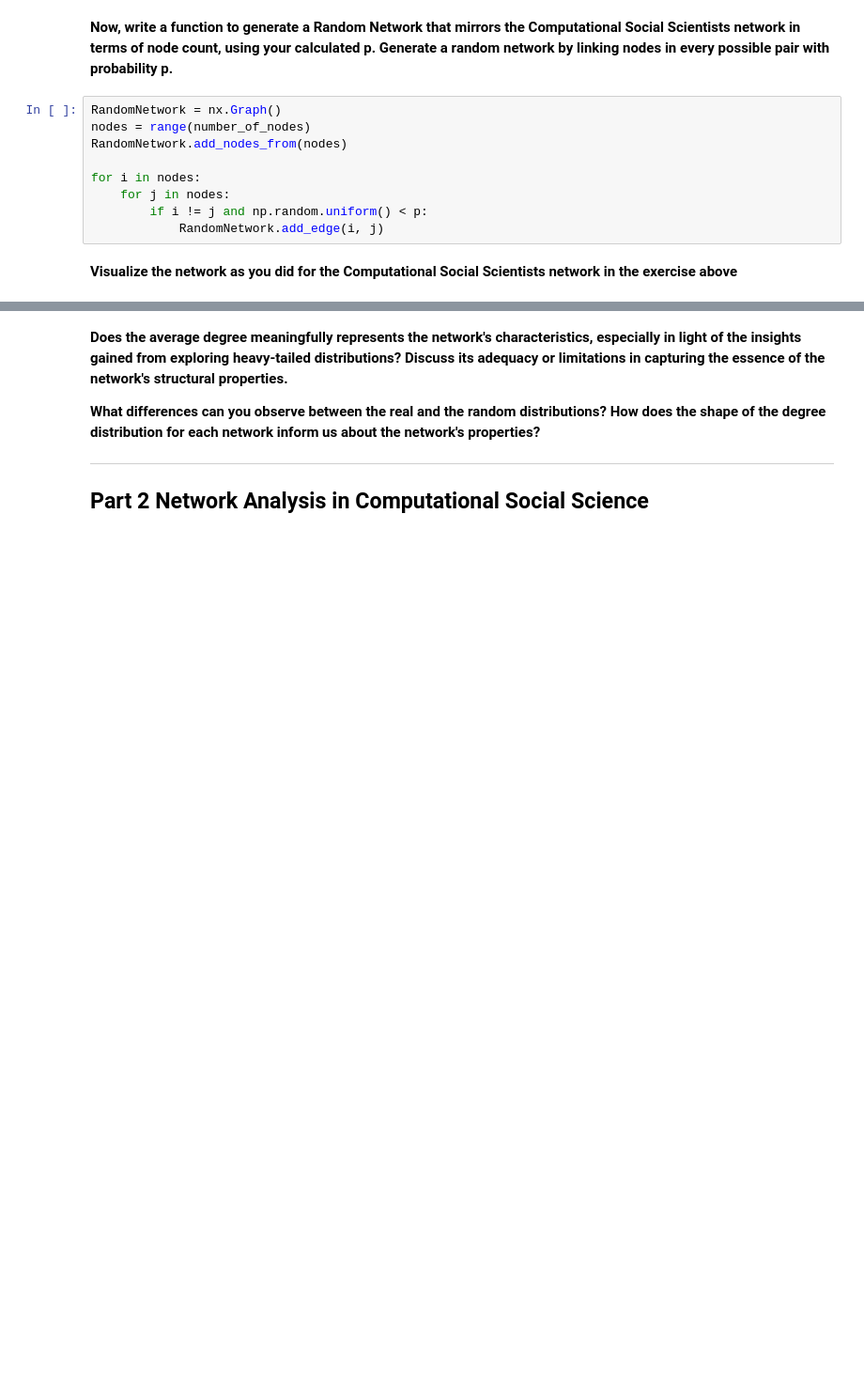
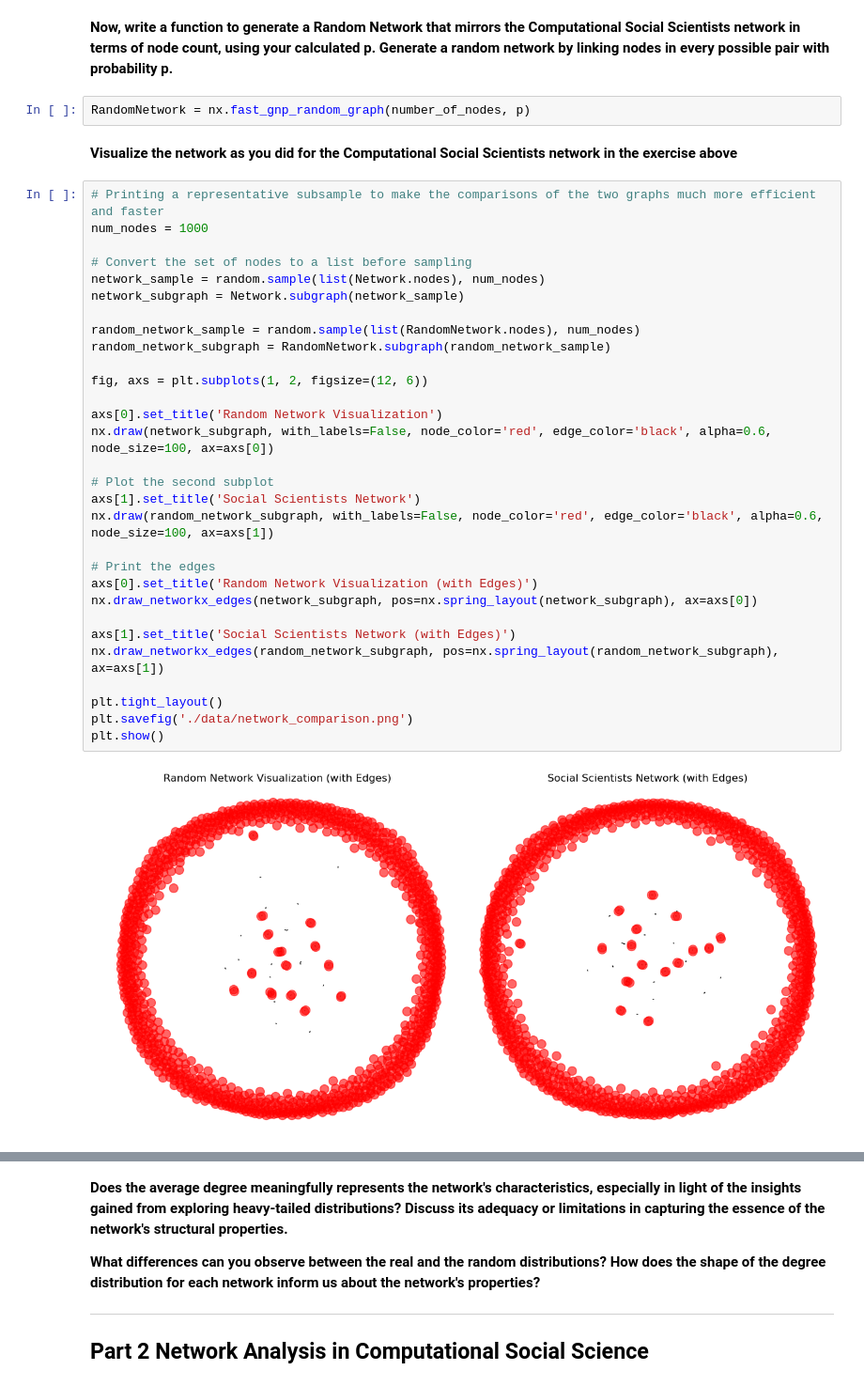
Before and after one commit to llull179/Assigments_comsocsci2024, a Jupyter notebook: Assignment2/Assignment2.ipynb, the cells around one changed output, grey strips where cells are left out. Shown: that part at 94% size. Drawn from its saved outputs; the diff is of its cells as text; blank space fills up the shorter version.

```diff
--- a/Assignment2/Assignment2.ipynb
+++ b/Assignment2/Assignment2.ipynb
@@ -82,14 +116,39 @@ The average degree is: 30.866666666666667
 # %% [markdown]
 **Now, write a function to generate a Random Network that mirrors the Computational Social Scientists network in terms of node count, using your calculated p. Generate a random network by linking nodes in every possible pair with probability p.**
-# %%
-RandomNetwork = nx.Graph()
-nodes = range(number_of_nodes)
-RandomNetwork.add_nodes_from(nodes)
-
-for i in nodes:
-    for j in nodes:
-        if i != j and np.random.uniform() < p:
-            RandomNetwork.add_edge(i, j)
+# %%
+RandomNetwork = nx.fast_gnp_random_graph(number_of_nodes, p)
 # %% [markdown]
 **Visualize the network as you did for the Computational Social Scientists network in the exercise above**
+# %%
+# Printing a representative subsample to make the comparisons of the two graphs much more efficient and faster
+num_nodes = 1000
+
+# Convert the set of nodes to a list before sampling
+network_sample = random.sample(list(Network.nodes), num_nodes)
+network_subgraph = Network.subgraph(network_sample)
+
+random_network_sample = random.sample(list(RandomNetwork.nodes), num_nodes)
+random_network_subgraph = RandomNetwork.subgraph(random_network_sample)
+
+fig, axs = plt.subplots(1, 2, figsize=(12, 6))
+
+axs[0].set_title('Random Network Visualization')
+nx.draw(network_subgraph, with_labels=False, node_color='red', edge_color='black', alpha=0.6, node_size=100, ax=axs[0])
+
+# Plot the second subplot
+axs[1].set_title('Social Scientists Network')
+nx.draw(random_network_subgraph, with_labels=False, node_color='red', edge_color='black', alpha=0.6, node_size=100, ax=axs[1])
+
+# Print the edges
+axs[0].set_title('Random Network Visualization (with Edges)')
+nx.draw_networkx_edges(network_subgraph, pos=nx.spring_layout(network_subgraph), ax=axs[0])
+
+axs[1].set_title('Social Scientists Network (with Edges)')
+nx.draw_networkx_edges(random_network_subgraph, pos=nx.spring_layout(random_network_subgraph), ax=axs[1])
+
+plt.tight_layout()
+plt.savefig('./data/network_comparison.png')
+plt.show()
+# %% [output]
+[figure, added]
 # %%
```
Also changed, not shown: parts of 28 cells of this notebook, 1 other file.
